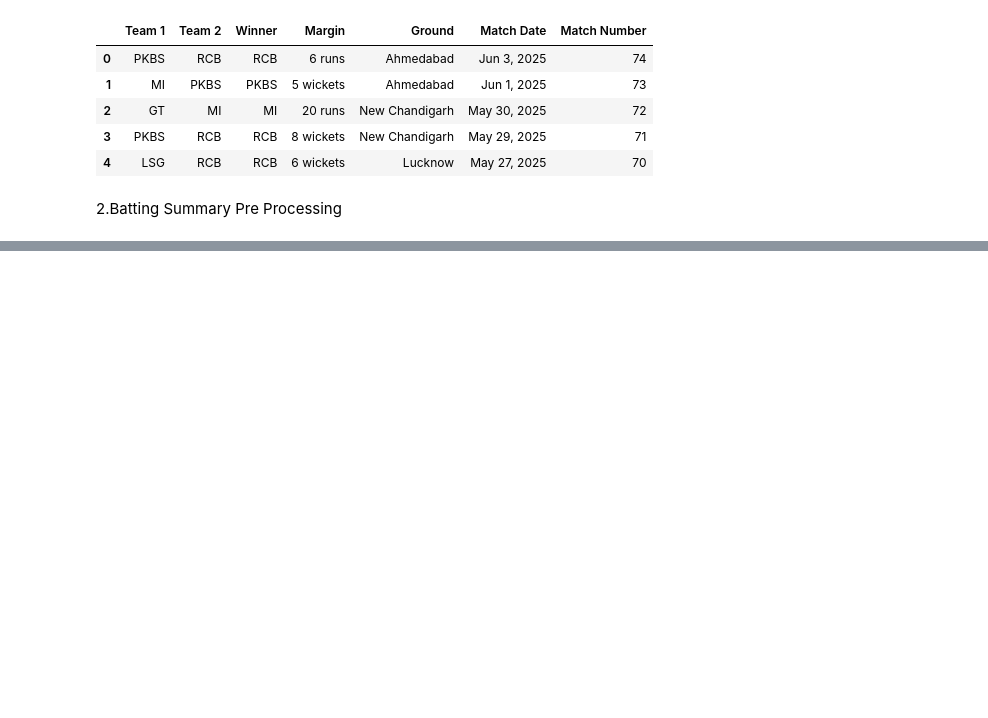
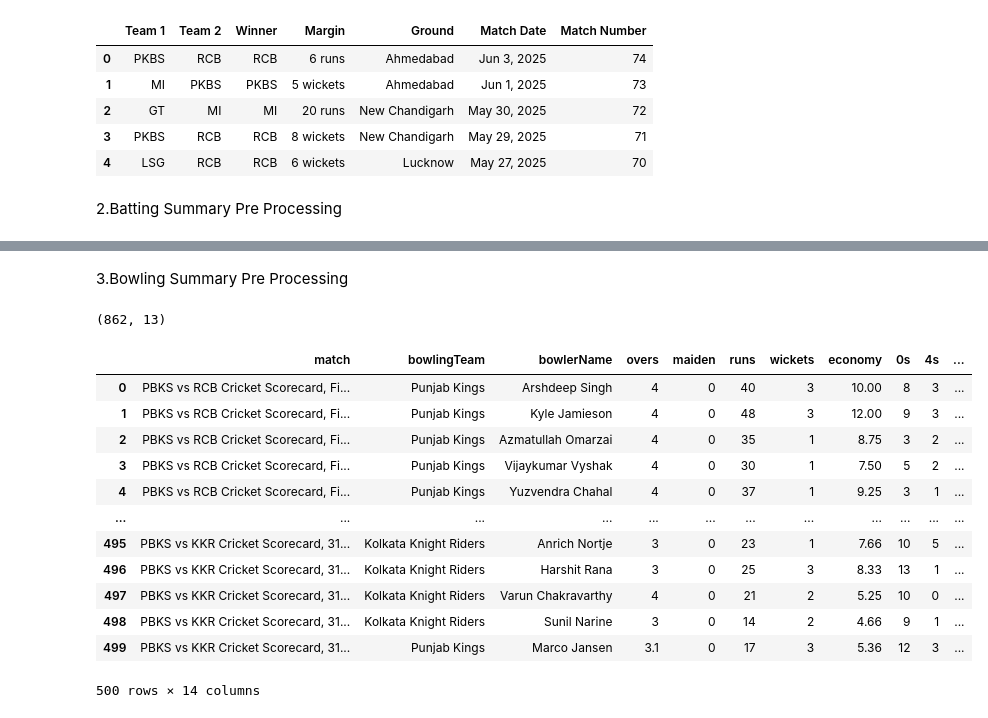
Before and after one commit to Muthukumar-975/IPL-2025-Data-Analysis, a Jupyter notebook: ipl_2025_processing.ipynb, the cells around one changed output, grey strips where cells are left out. Cells and saved outputs as stored; diff of their text form; code cells hidden in the pictures; blank space fills up the shorter version.

```diff
--- a/ipl_2025_processing.ipynb
+++ b/ipl_2025_processing.ipynb
@@ -89,0 +115,3 @@ TypeError: object of type 'float' has no len()
+# %%
+df_bat.drop(columns=['dismissal'],inplace=True)
+df_bat.head()
@@ -89,0 +178,44 @@ TypeError: object of type 'float' has no len()
+# %% [markdown]
+3.Bowling Summary Pre Processing
+# %%
+with open ('ipl_2025_json_files/ipl_2025_bowling_summary.json') as f:
+    data=json.load(f)
+df_bowl=pd.DataFrame(data)
+df_bowl.head()
+df_bowl.shape
+# %% [output]
+(862, 13)
+# %%
+num = len(df_match)
+
+for index, row in df_bowl.iterrows():
+    match_str = row['match']
+    # Assign match numbers for playoffs
+    if 'Final' in match_str:
+        df_bowl.at[index, 'Match Number'] = num
+    elif 'Qualifier 2' in match_str:
+        df_bowl.at[index, 'Match Number'] = num - 1
+    elif 'Eliminator' in match_str:
+        df_bowl.at[index, 'Match Number'] = num - 2
+    elif 'Qualifier 1' in match_str:
+        df_bowl.at[index, 'Match Number'] =num - 3
+    else:
+        # For league matches like '70th Match', extract the number
+        match_num = re.search(r'(\d+)(?=.. Match)', match_str)
+        if match_num:
+            df_bowl.at[index, 'Match Number'] = int(match_num.group(1))
+df_bowl.head(500)
+# %% [output]
+|  | match | bowlingTeam | bowlerName | overs | maiden | runs | wickets | economy | 0s | 4s | ... |
+| 0 | PBKS vs RCB Cricket Scorecard, Fi... | Punjab Kings | Arshdeep Singh | 4 | 0 | 40 | 3 | 10.00 | 8 | 3 | ... |
+| 1 | PBKS vs RCB Cricket Scorecard, Fi... | Punjab Kings | Kyle Jamieson | 4 | 0 | 48 | 3 | 12.00 | 9 | 3 | ... |
+| 2 | PBKS vs RCB Cricket Scorecard, Fi... | Punjab Kings | Azmatullah Omarzai | 4 | 0 | 35 | 1 | 8.75 | 3 | 2 | ... |
+| 3 | PBKS vs RCB Cricket Scorecard, Fi... | Punjab Kings | Vijaykumar Vyshak | 4 | 0 | 30 | 1 | 7.50 | 5 | 2 | ... |
+| 4 | PBKS vs RCB Cricket Scorecard, Fi... | Punjab Kings | Yuzvendra Chahal | 4 | 0 | 37 | 1 | 9.25 | 3 | 1 | ... |
+| ... | ... | ... | ... | ... | ... | ... | ... | ... | ... | ... | ... |
+| 495 | PBKS vs KKR Cricket Scorecard, 31... | Kolkata Knight Riders | Anrich Nortje | 3 | 0 | 23 | 1 | 7.66 | 10 | 5 | ... |
+| 496 | PBKS vs KKR Cricket Scorecard, 31... | Kolkata Knight Riders | Harshit Rana | 3 | 0 | 25 | 3 | 8.33 | 13 | 1 | ... |
+| 497 | PBKS vs KKR Cricket Scorecard, 31... | Kolkata Knight Riders | Varun Chakravarthy | 4 | 0 | 21 | 2 | 5.25 | 10 | 0 | ... |
+| 498 | PBKS vs KKR Cricket Scorecard, 31... | Kolkata Knight Riders | Sunil Narine | 3 | 0 | 14 | 2 | 4.66 | 9 | 1 | ... |
+| 499 | PBKS vs KKR Cricket Scorecard, 31... | Punjab Kings | Marco Jansen | 3.1 | 0 | 17 | 3 | 5.36 | 12 | 3 | ... |
+500 rows × 14 columns
```
Also changed, not shown: parts of 11 cells of this notebook.
